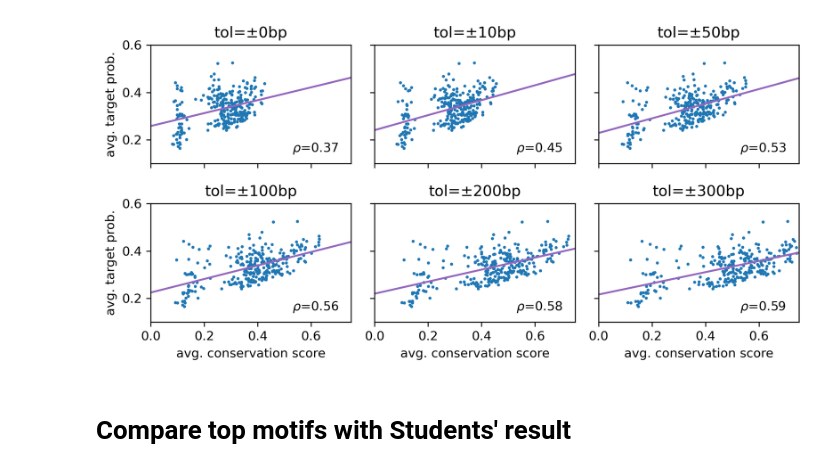
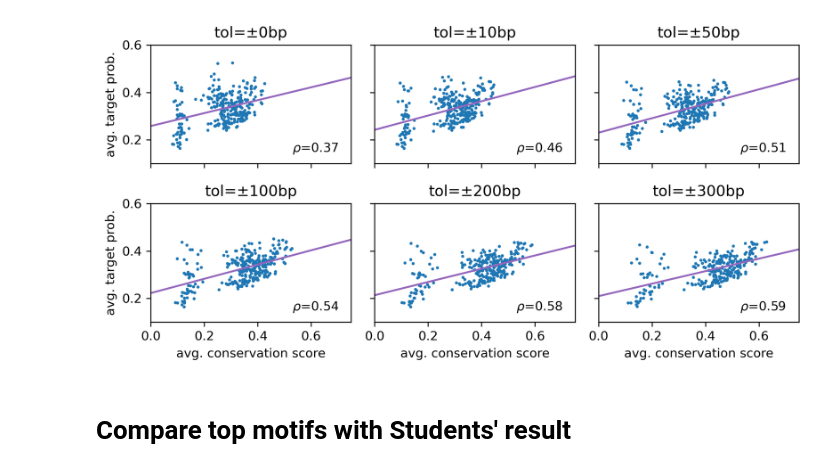
Before and after one commit to sergeyvilov/MLM, a Jupyter notebook: mammals_model/conservation/plots.ipynb, the cells around one changed output. Saved outputs shown, nothing was run; the diff lists cells and outputs as text; code cells hidden in the pictures.

```diff
--- a/mammals_model/conservation/plots.ipynb
+++ b/mammals_model/conservation/plots.ipynb
@@ -36,7 +62,7 @@ for tol,ax_idx in zip((0,10,50,100,200,300),range(6)):
 
     consv_score_column = f'Nmatches_{tol}'
 
-    consv_score_vs_prob = motif_preds.groupby('motif')[['avg_target_prob',  consv_score_column]].mean()
+    consv_score_vs_prob = motif_preds[motif_preds.L_nearest>tol].groupby('motif')[['avg_target_prob',  consv_score_column]].mean()
 
     x = consv_score_vs_prob[consv_score_column]/N_species
     y = consv_score_vs_prob.avg_target_prob
@@ -51,34 +77,34 @@ for tol,ax_idx in zip((0,10,50,100,200,300),range(6)):
 
     k, b = np.polyfit(x,y,deg=1)
 
 
     ax.plot(np.linspace(0.0,0.75), k*np.linspace(0.0,0.75)+b, c='tab:purple')
 
     ax.text(x=0.53, y=0.15, s=r"$\rho$"+f'={pearson_r:.2f}', fontsize=10)
 
     ax.set_xlim([0,0.75])
     ax.set_ylim([0.1,0.6])
 
     if ax_idx!=0 and ax_idx!=3:
         ax.set_yticklabels([])
     else:
         ax.set_ylabel('avg. target prob.')
 
     if ax_idx<3:
         ax.set_xticklabels([])
     else:
         ax.set_xlabel('avg. conservation score')
 
     #if ax_idx in (2,5):
     #    divider = make_axes_locatable(ax)
     #    cax = divider.append_axes('right', size='5%', pad=0.05)
     #    cbar = fig.colorbar(scatter, cax=cax, orientation='vertical',label='motif entropy');
 
     ax.set_title(f'tol=±{tol}bp')
 
 fig.tight_layout()
 # %% [output]
-[figure, old version]
+[figure, new version]
 # %%
 def avg_prob_vs_consv(motif, consv_counts = 'Nmatches_200'):
 
```
Also changed, not shown: parts of 10 cells of this notebook.
